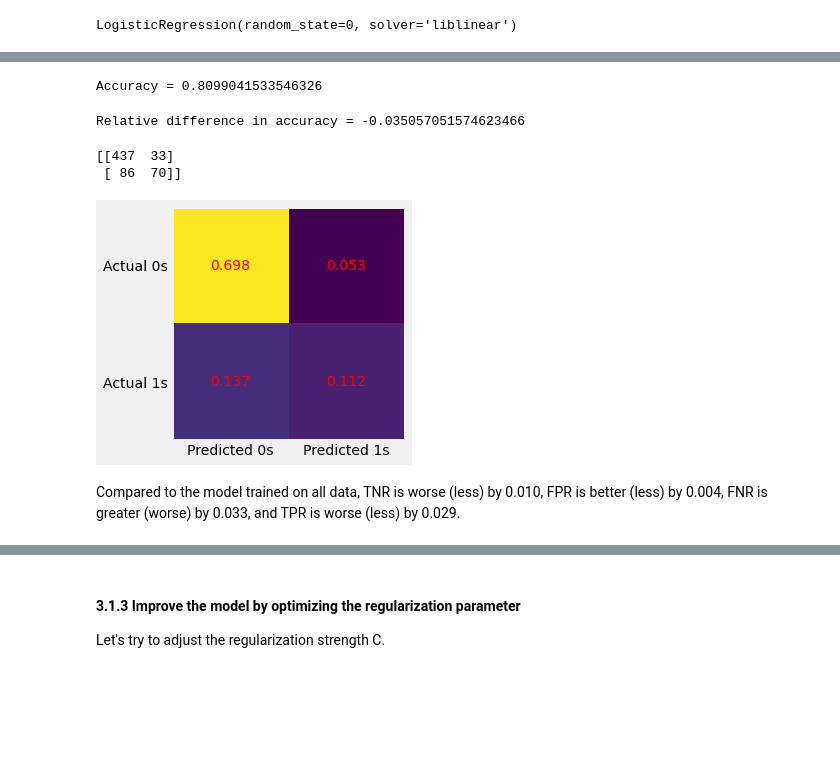
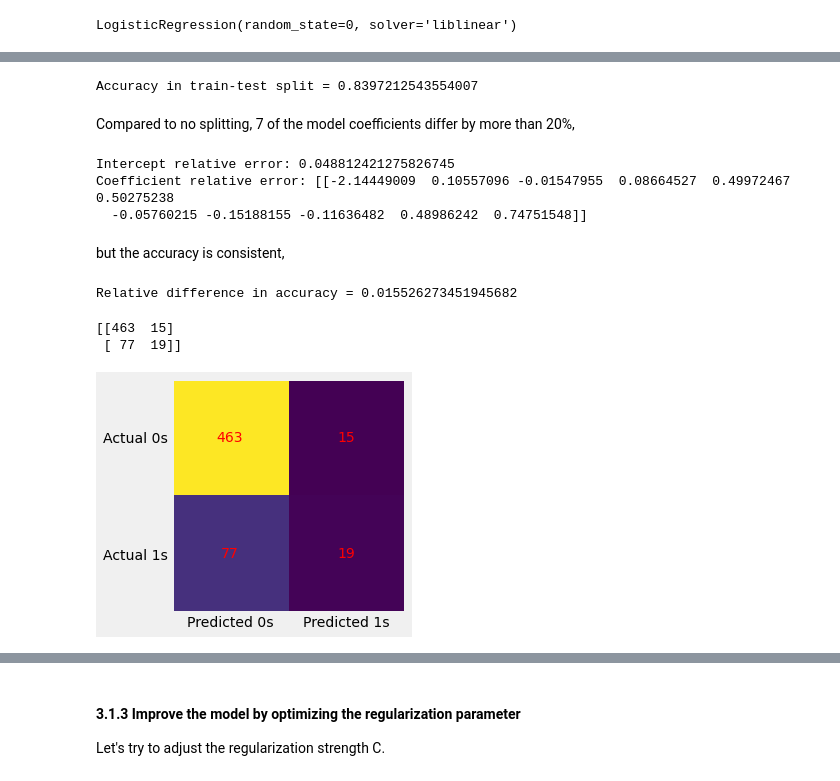
Before and after one commit to ysereda/Springboard, a Jupyter notebook: Capstone2_CustomerChurn.ipynb, the cells around one changed output, grey strips where cells are left out. Drawn from its saved outputs; the diff is of its cells as text; code cells hidden in the pictures; blank space fills up the shorter version.

```diff
--- a/Capstone2_CustomerChurn.ipynb
+++ b/Capstone2_CustomerChurn.ipynb
@@ -1605,5 +1625,9 @@ Accuracy = 0.8393285371702638
 # %%
-cm = confusion_matrix(y, pred)
+cm = confusion_matrix(y, pred_nosplit)
+tn_nosplit = cm[0,0]
+fp_nosplit = cm[0,1]
+fn_nosplit = cm[1,0]
+tp_nosplit = cm[1,1]
 print(cm) # [TN, FP], [FN, TP]
 
 fig, ax = plt.subplots(figsize=(4, 4))
@@ -1614,7 +1638,6 @@ ax.yaxis.set(ticks=(0, 1), ticklabels=('Actual 0s', 'Actual 1s'))
 ax.set_ylim(1.5, -0.5)
 for i in range(2):
     for j in range(2):
-        #ax.text(j, i, cm[i, j], ha='center', va='center', color='red') # counts
-        ax.text(j, i, round(cm[i, j]/np.sum(cm),3), ha='center', va='center', color='red') # proportions
+        ax.text(j, i, cm[i, j], ha='center', va='center', color='red') # counts
 plt.show();
 # %% [output]
@@ -1636,7 +1659,7 @@ weighted avg       0.83      0.84      0.83      2085
 #### 3.1.2 Training with splitting
 # %%
 from sklearn.model_selection import train_test_split
-X_train, X_test, y_train, y_test = train_test_split(x, y, test_size=0.3, random_state=0)
+X_train, X_test, y_train, y_test = train_test_split(X, y, test_size=0.3, random_state=0)
 print("Train samples:",y_train.shape[0])
 print("Test samples:",y_test.shape[0])
 # %% [output]
@@ -1645,6 +1668,6 @@ Test samples: 626
 # %%
-log_reg = LogisticRegression(solver='liblinear', random_state=0) # Create a model
-log_reg.fit(X_train, y_train) # Train model using training set
+log_reg_split = LogisticRegression(solver='liblinear', random_state=0) # Create a model
+log_reg_split.fit(X_train, y_train) # Train model using training set
 # %% [output]
 LogisticRegression(random_state=0, solver='liblinear')
 # %%
@@ -1673,30 +1683,43 @@ Many coefficients strongly differ, but accuracy is almost same:
 # %%
-pred = log_reg.predict(X_test) # predicted values
-print("Accuracy =",log_reg.score(X_test, y_test)) # proportion of correct predictions
+pred_split = log_reg_split.predict(X_test) # predicted values
+accuracy_split = log_reg_split.score(X_test, y_test)
+print("Accuracy in train-test split =", accuracy_split) # proportion of correct predictions
 # %% [output]
-Accuracy = 0.8099041533546326
+Accuracy in train-test split = 0.8397212543554007
+# %% [markdown]
+Compared to no splitting, 7 of the model coefficients differ by more than 20%,
+# %%
+print("Intercept relative error:",b0_split/b0_nosplit-1)
+print("Coefficient relative error:",b_split/b_nosplit-1)
+# %% [output]
+Intercept relative error: 0.048812421275826745
+Coefficient relative error: [[-2.14449009  0.10557096 -0.01547955  0.08664527  0.49972467  0.50275238
+  -0.05760215 -0.15188155 -0.11636482  0.48986242  0.74751548]]
+# %% [markdown]
+but the accuracy is consistent,
 # %%
-print("Relative difference in accuracy =", log_reg.score(X_test, y_test)/0.8393285371702638-1)
+print("Relative difference in accuracy =", accuracy_split/accuracy_nosplit-1)
 # %% [output]
-Relative difference in accuracy = -0.035057051574623466
+Relative difference in accuracy = 0.015526273451945682
 # %%
-cm = confusion_matrix(y_test, pred)
+cm = confusion_matrix(y_test, pred_split)
+tn_split = cm[0,0]
+fp_split = cm[0,1]
+fn_split = cm[1,0]
+tp_split = cm[1,1]
 print(cm) # [TN, FP], [FN, TP]
 
 fig, ax = plt.subplots(figsize=(4, 4))
 ax.imshow(cm)
 ax.grid(False)
 ax.xaxis.set(ticks=(0, 1), ticklabels=('Predicted 0s', 'Predicted 1s'))
 ax.yaxis.set(ticks=(0, 1), ticklabels=('Actual 0s', 'Actual 1s'))
 ax.set_ylim(1.5, -0.5)
 for i in range(2):
     for j in range(2):
-        #ax.text(j, i, cm[i, j], ha='center', va='center', color='red') # counts
-        ax.text(j, i, round(cm[i, j]/np.sum(cm),3), ha='center', va='center', color='red') # proportions
+        ax.text(j, i, cm[i, j], ha='center', va='center', color='red') # counts
 plt.show();
 # %% [output]
-[[437  33]
- [ 86  70]]
+[[463  15]
+ [ 77  19]]
-[figure, old version]
+[figure, new version]
-# %% [markdown]
-Compared to the model trained on all data, TNR is worse (less) by 0.010, FPR is better (less) by 0.004, FNR is greater (worse) by 0.033, and TPR is worse (less) by 0.029.
```
Also changed, not shown: parts of 98 cells of this notebook.
